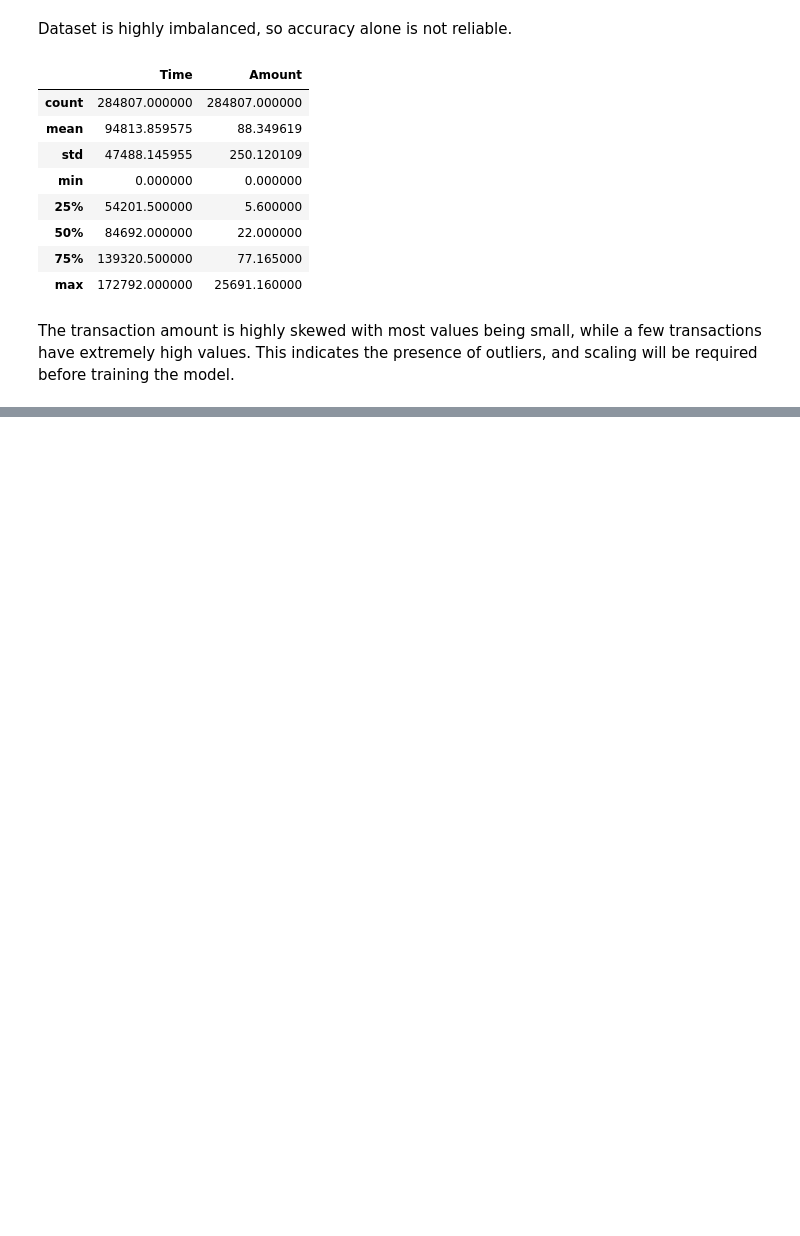
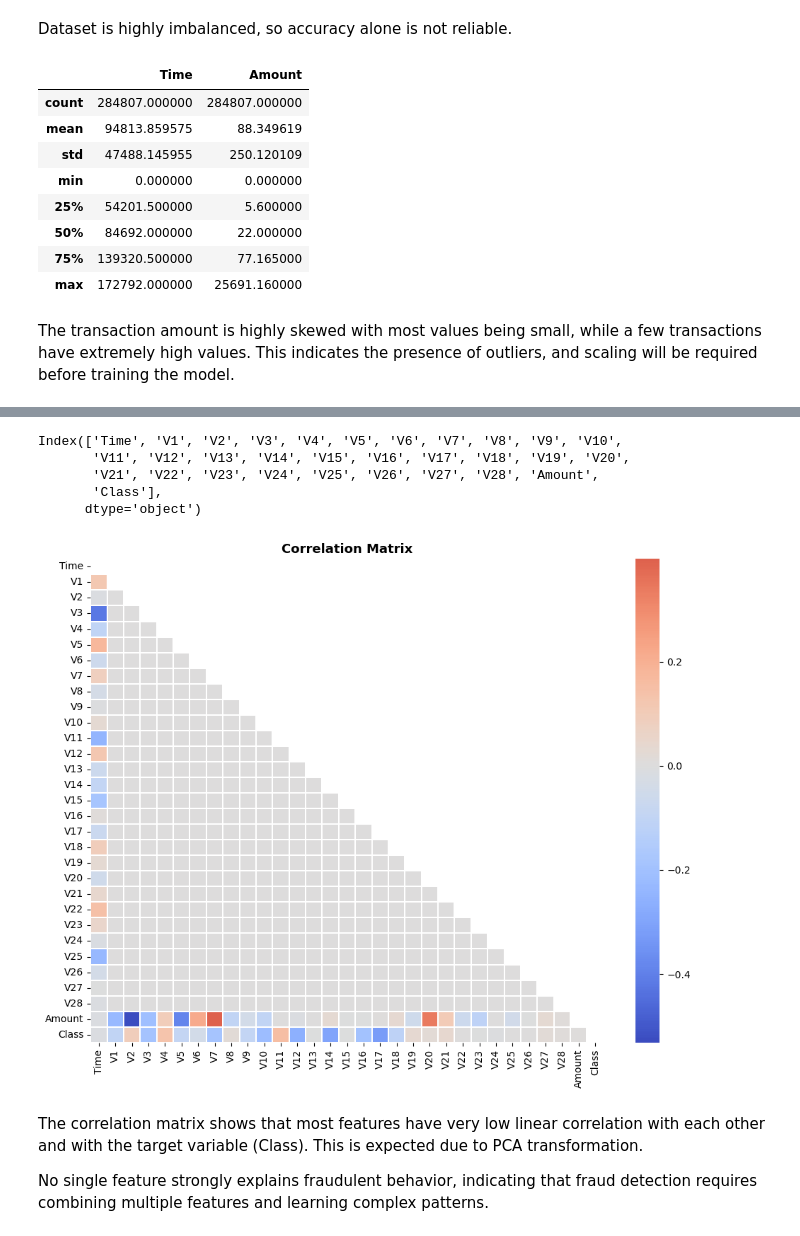
Before and after one commit to misraerol/fraud-detection-system, a Jupyter notebook: notebooks/eda.ipynb, the cells around one changed output, grey strips where cells are left out. Saved outputs shown, nothing was run; the diff lists cells and outputs as text; code cells hidden in the pictures; blank space fills up the shorter version.

```diff
--- a/notebooks/eda.ipynb
+++ b/notebooks/eda.ipynb
@@ -208,0 +238,25 @@ plt.show()
+# %%
+df.columns
+# %% [output]
+Index(['Time', 'V1', 'V2', 'V3', 'V4', 'V5', 'V6', 'V7', 'V8', 'V9', 'V10',
+       'V11', 'V12', 'V13', 'V14', 'V15', 'V16', 'V17', 'V18', 'V19', 'V20',
+       'V21', 'V22', 'V23', 'V24', 'V25', 'V26', 'V27', 'V28', 'Amount',
+       'Class'],
+      dtype='object')
+# %%
+plt.figure(figsize=(10,8))
+corr = df.corr()
+mask = np.zeros_like(corr, dtype=bool)
+mask[np.triu_indices_from(mask)]=True
+
+sns.heatmap(corr, mask=mask, cmap='coolwarm', center=0, linewidths=0.3, annot=False)
+plt.title("Correlation Matrix", fontsize=13, fontweight='bold')
+plt.tight_layout()
+plt.savefig('../artifacts/correlation_matrix.png', dpi=150, bbox_inches='tight')
+plt.show()
+# %% [output]
+[figure, added]
+# %% [markdown]
+The correlation matrix shows that most features have very low linear correlation with each other and with the target variable (Class). This is expected due to PCA transformation.
+
+No single feature strongly explains fraudulent behavior, indicating that fraud detection requires combining multiple features and learning complex patterns.
```
Also changed, not shown: parts of 2 cells of this notebook, 7 other files.
